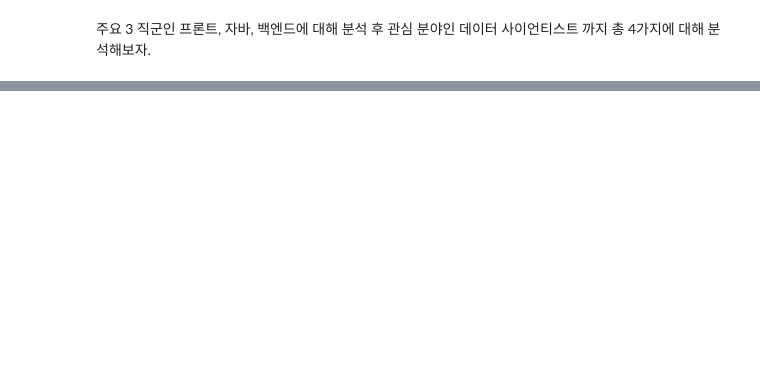
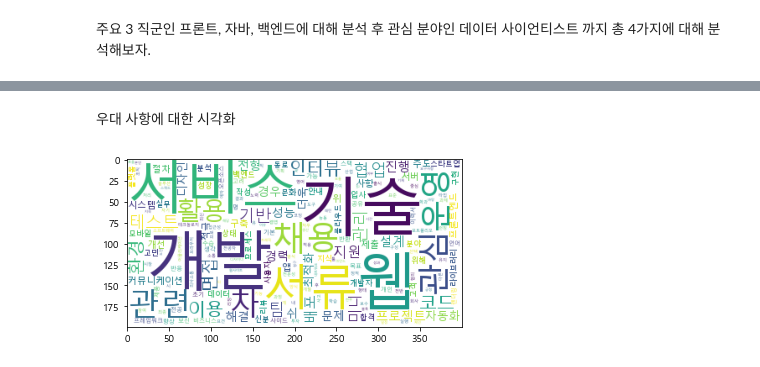
Before and after one commit to swtaktak/personal_project_old_DA, a Jupyter notebook: wanted_JD_analysis/wanted analysis.ipynb, the cells around one changed output, grey strips where cells are left out. Cells and saved outputs as stored; diff of their text form; code cells hidden in the pictures; blank space fills up the shorter version.

```diff
--- a/wanted_JD_analysis/wanted analysis.ipynb
+++ b/wanted_JD_analysis/wanted analysis.ipynb
@@ -215,0 +241,9 @@ front_tf_idf
+# %% [markdown]
+우대 사항에 대한 시각화
+# %%
+front_tf_idf = get_tfidf(list(df_front.job_add_noun), len(df_front))
+wordcloud = WordCloud(background_color='white', font_path = font_path).generate_from_frequencies(front_tf_idf)
+plt.imshow(wordcloud)
+plt.show()
+# %% [output]
+[figure, added]
```
Also changed, not shown: parts of 75 cells of this notebook, 4 other files.
